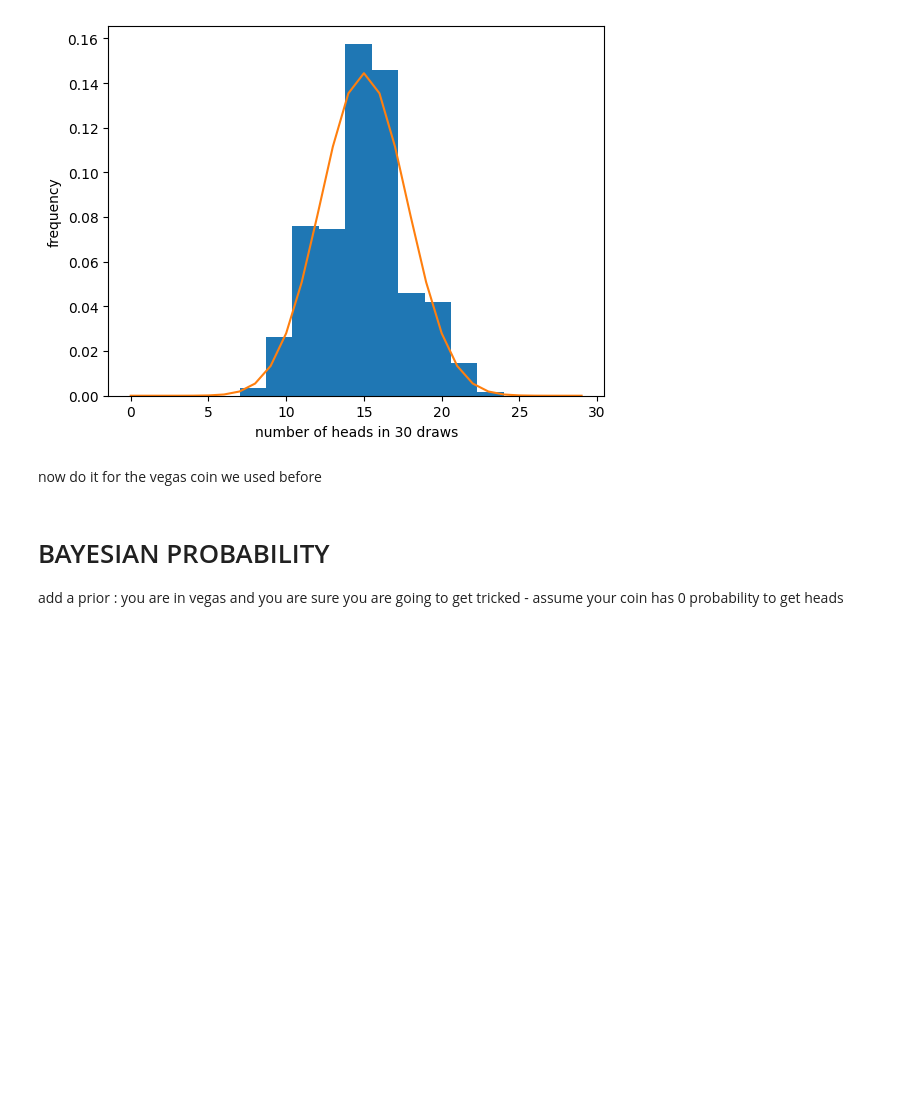
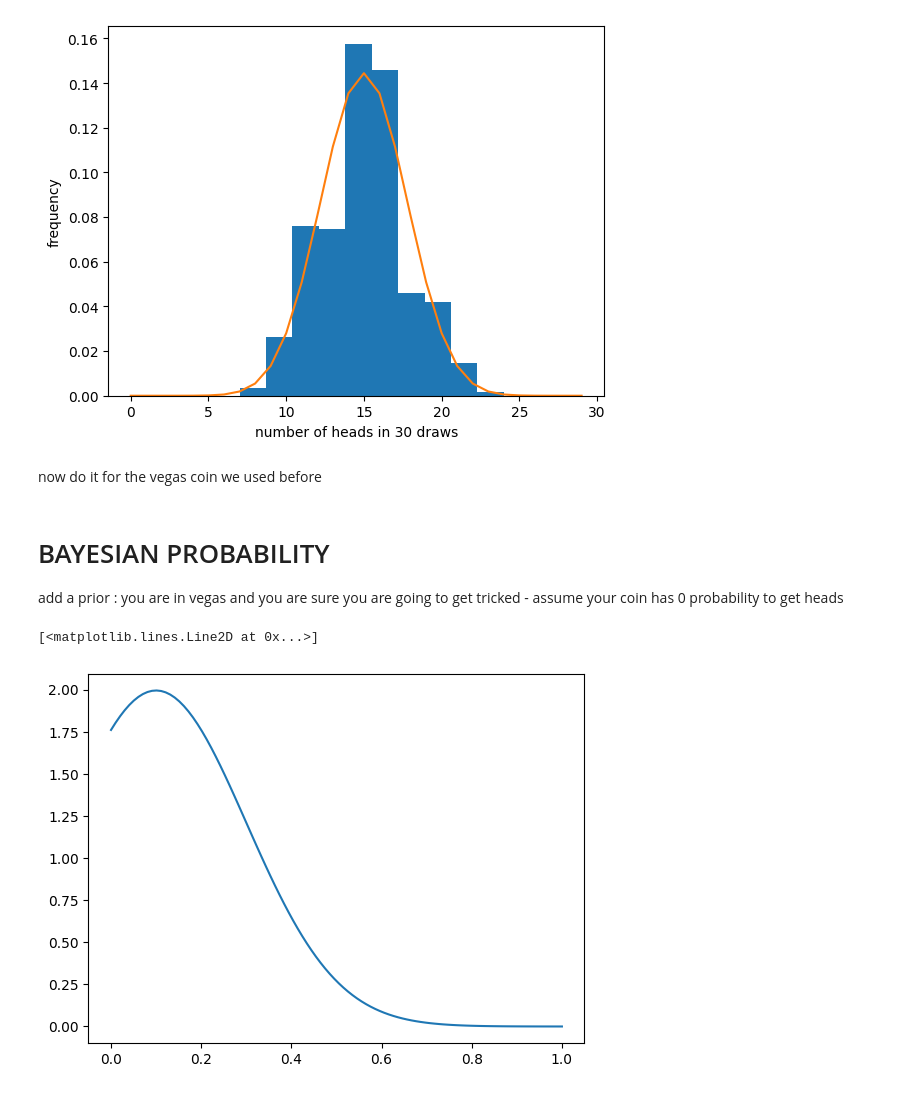
Before and after one commit to mnilsson8/DSPS_mNilsson, a Jupyter notebook: Labs/stat/Instructions_coin_tosses.ipynb, the cells around one changed output. Cells and saved outputs as stored; diff of their text form; code cells hidden in the pictures; blank space fills up the shorter version.

```diff
--- a/Labs/stat/Instructions_coin_tosses.ipynb
+++ b/Labs/stat/Instructions_coin_tosses.ipynb
@@ -129,3 +129,13 @@ plt.ylabel("probability");
 # %% [markdown]
 # BAYESIAN PROBABILITY
 add a prior : you are in vegas and you are sure you are going to get tricked - assume your coin has 0 probability to get heads
+# %%
+x = np.linspace(0.,1,100)
+# %%
+# prior=np.zeros_like(x)
+# prior[:50] = 1
+prior = sp.stats.norm.pdf(x,0.1,0.2)
+plt.plot(x,prior)
+# %% [output]
+[<matplotlib.lines.Line2D at 0x...>]
+[figure, added]
```
Also changed, not shown: parts of 2 cells of this notebook.
